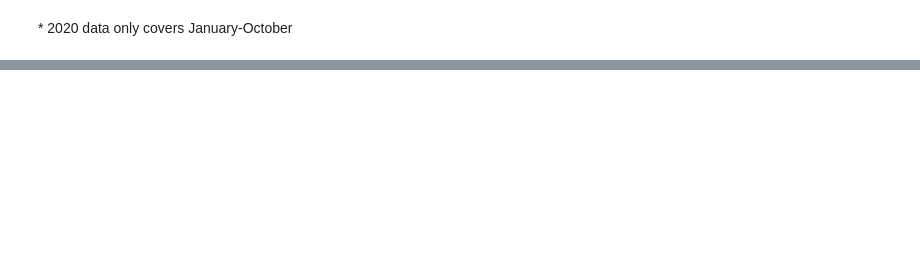
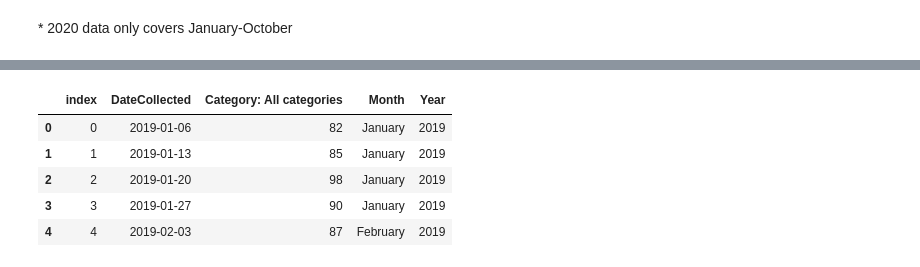
Before and after one commit to emmobley63/Project_1, a Jupyter notebook: USDA_Food-Sales-and-Prices.ipynb, the cells around one changed output, grey strips where cells are left out. Saved outputs shown, nothing was run; the diff lists cells and outputs as text; code cells hidden in the pictures; blank space fills up the shorter version.

```diff
--- a/USDA_Food-Sales-and-Prices.ipynb
+++ b/USDA_Food-Sales-and-Prices.ipynb
@@ -107,0 +203,44 @@ plt.show()
+# %%
+
+recipe_2019["Month"] = ""
+recipe_2019["Year"] = "2019"
+recipe_2019 = recipe_2019.reset_index(drop=False)
+recipe_2019 = recipe_2019.rename(columns={"index":"DateCollected"})
+recipe_2019 = recipe_2019.reset_index(drop=False)
+
+for i in range(len(recipe_2019)):
+    x = recipe_2019.iloc[i,1].split("-")[1]
+    if x =="01":
+        recipe_2019.iloc[i,3] = "January"
+    elif x == "02":
+        recipe_2019.iloc[i,3] = "February"
+    elif x == "03":
+        recipe_2019.iloc[i,3] = "March"
+    elif x == "04":
+        recipe_2019.iloc[i,3] = "April"
+    elif x == "05":
+        recipe_2019.iloc[i,3] = "May"
+    elif x == "06":
+        recipe_2019.iloc[i,3] = "June"
+    elif x == "07":
+        recipe_2019.iloc[i,3] = "July"
+    elif x == "08":
+        recipe_2019.iloc[i,3] = "August"
+    elif x == "09":
+        recipe_2019.iloc[i,3] = "September"
+    elif x == "10":
+        recipe_2019.iloc[i,3] = "October"
+    elif x == "11":
+        recipe_2019.iloc[i,3] = "November"
+    elif x == "12":
+        recipe_2019.iloc[i,3] = "December"
+
+
+recipe_2019.head()
+# %% [output]
+|  | index | DateCollected | Category: All categories | Month | Year |
+| 0 | 0 | 2019-01-06 | 82 | January | 2019 |
+| 1 | 1 | 2019-01-13 | 85 | January | 2019 |
+| 2 | 2 | 2019-01-20 | 98 | January | 2019 |
+| 3 | 3 | 2019-01-27 | 90 | January | 2019 |
+| 4 | 4 | 2019-02-03 | 87 | February | 2019 |
```
Also changed, not shown: parts of 8 cells of this notebook, 7 other files.
